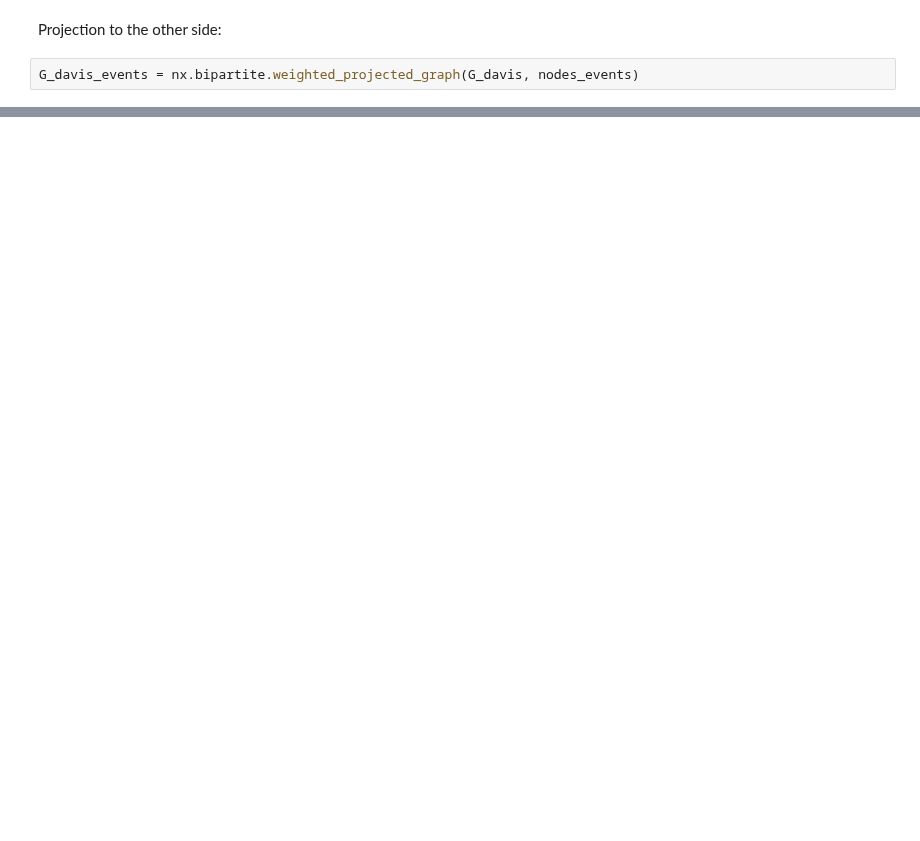
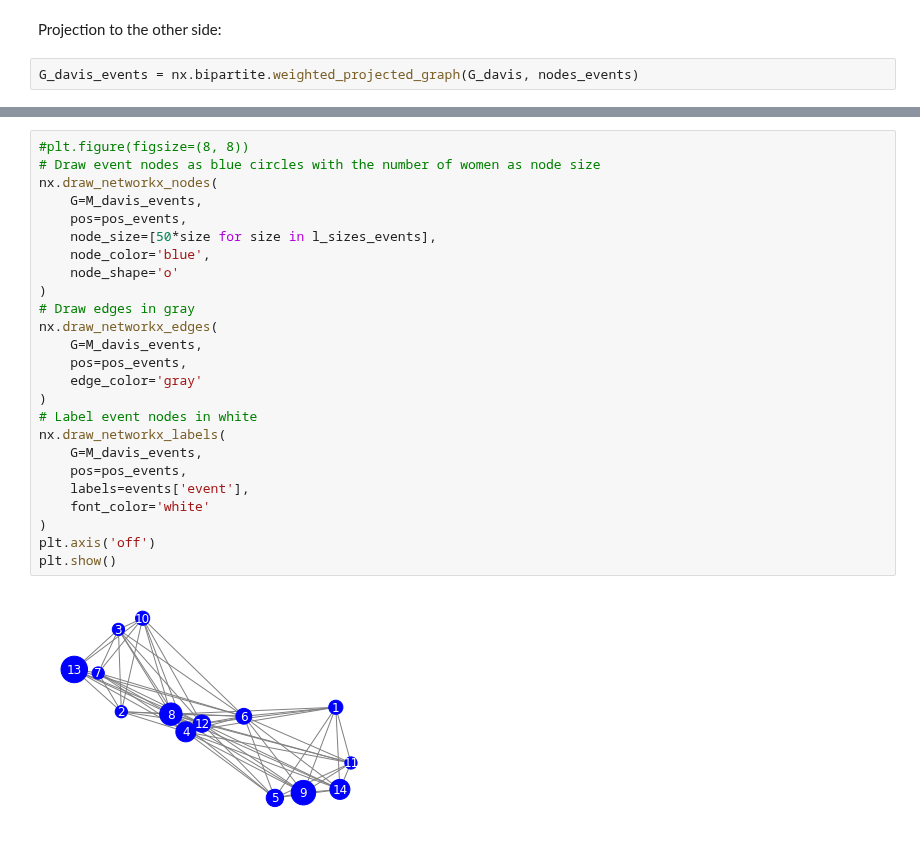
Before and after one commit to gesiscss/css_methods_python, a Jupyter notebook: c_data_preprocessing_methods/5_network_construction_and_visualization.ipynb, the cells around one changed output, grey strips where cells are left out. Drawn from its saved outputs; the diff is of its cells as text; blank space fills up the shorter version.

```diff
--- a/c_data_preprocessing_methods/5_network_construction_and_visualization.ipynb
+++ b/c_data_preprocessing_methods/5_network_construction_and_visualization.ipynb
@@ -975,0 +1487,27 @@ REPLICATE ABOVE RESULTS USING SciPy
+# %%
+#plt.figure(figsize=(8, 8))
+# Draw event nodes as blue circles with the number of women as node size
+nx.draw_networkx_nodes(
+    G=M_davis_events,
+    pos=pos_events,
+    node_size=[50*size for size in l_sizes_events],
+    node_color='blue',
+    node_shape='o'
+)
+# Draw edges in gray
+nx.draw_networkx_edges(
+    G=M_davis_events,
+    pos=pos_events,
+    edge_color='gray'
+)
+# Label event nodes in white
+nx.draw_networkx_labels(
+    G=M_davis_events,
+    pos=pos_events,
+    labels=events['event'],
+    font_color='white'
+)
+plt.axis('off')
+plt.show()
+# %% [output]
+[figure, added]
```
Also changed, not shown: parts of 121 cells of this notebook.
